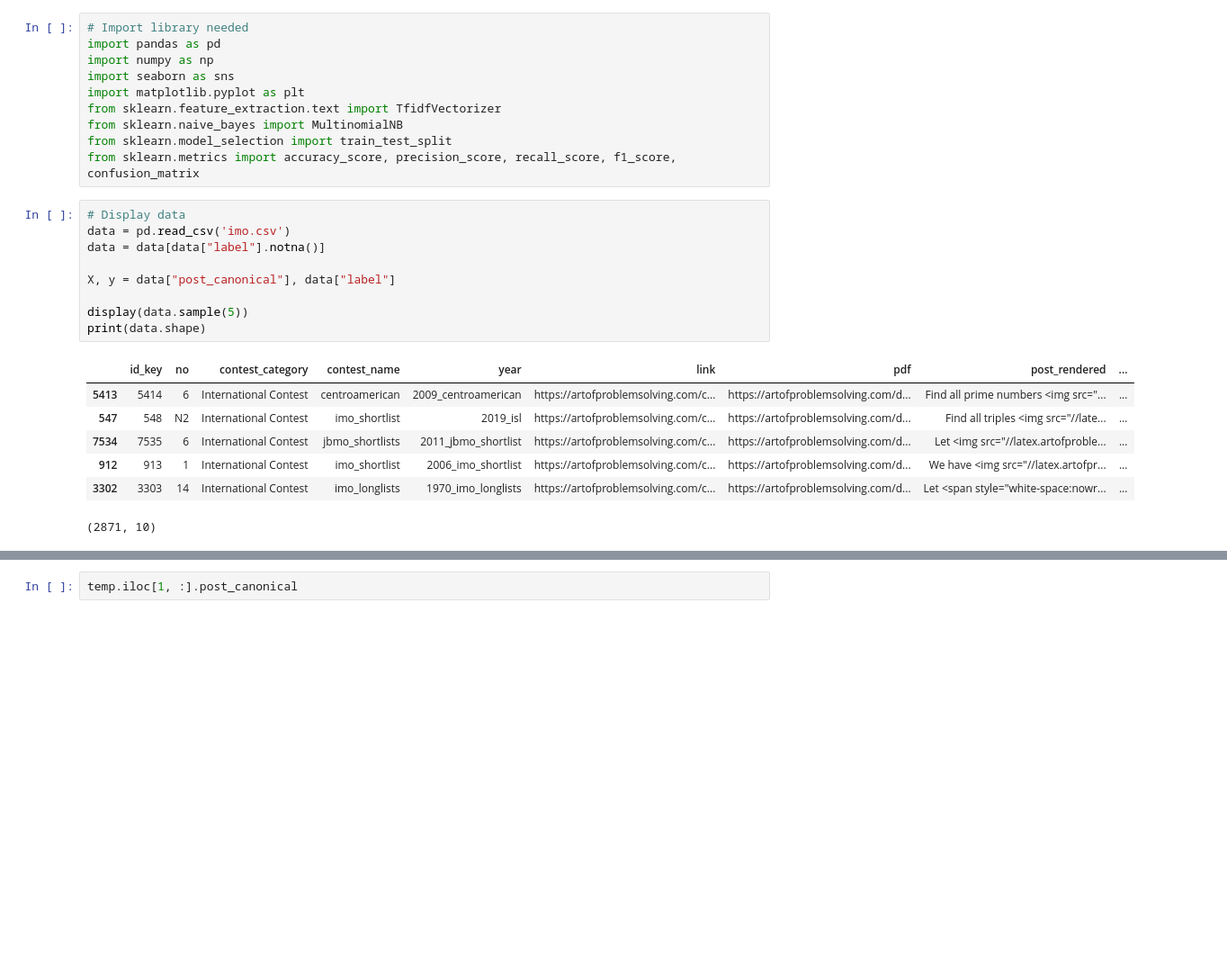
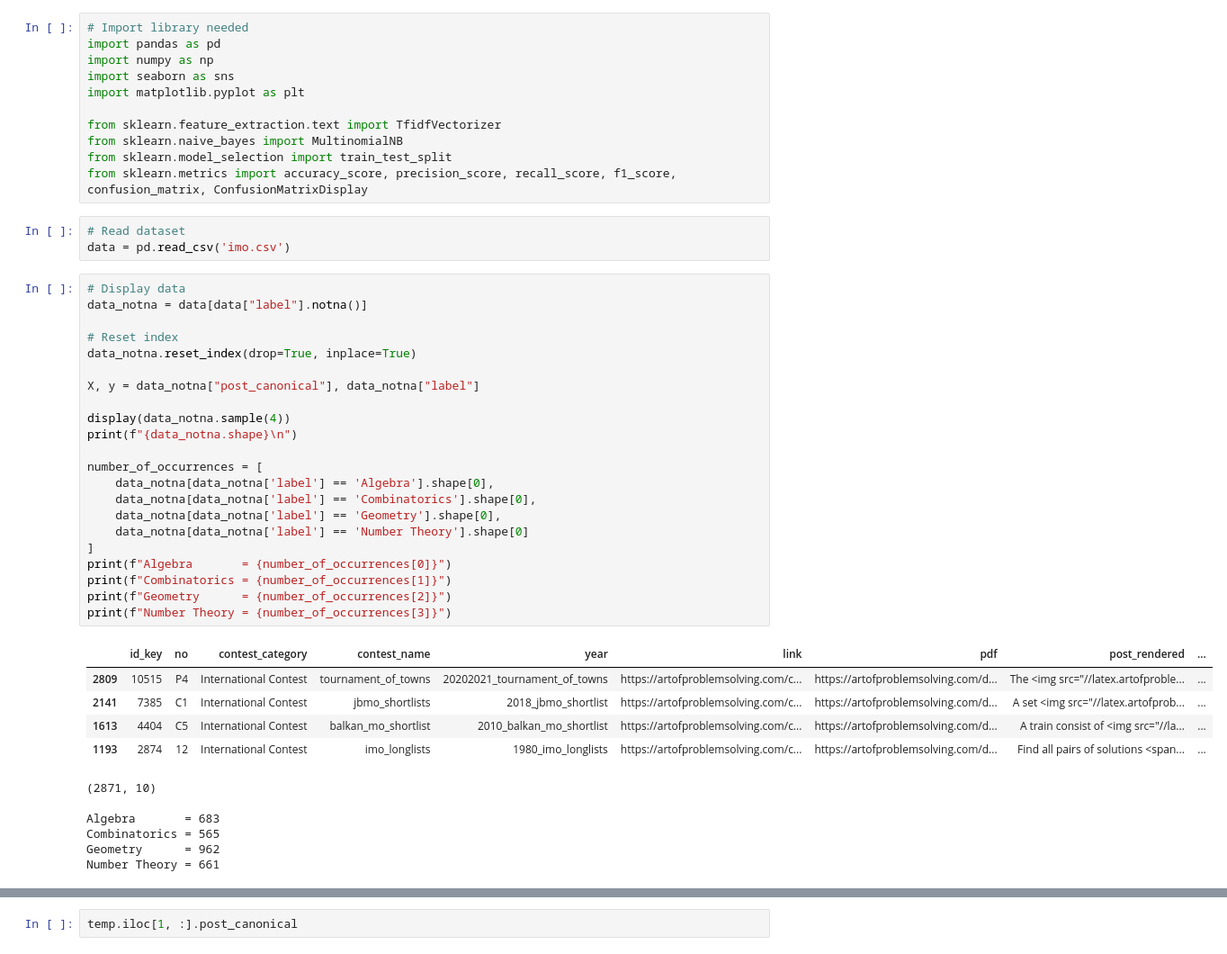
Before and after one commit to victorchendra02/Final-Academic-Project, a Jupyter notebook: model/naive_bayes.ipynb, the cells around one changed output, grey strips where cells are left out. Shown at 90% size. Saved outputs shown, nothing was run; the diff lists cells and outputs as text; blank space fills up the shorter version.

```diff
--- a/model/naive_bayes.ipynb
+++ b/model/naive_bayes.ipynb
@@ -4,25 +4,46 @@ import pandas as pd
 import numpy as np
 import seaborn as sns
 import matplotlib.pyplot as plt
+
 from sklearn.feature_extraction.text import TfidfVectorizer
 from sklearn.naive_bayes import MultinomialNB
 from sklearn.model_selection import train_test_split
-from sklearn.metrics import accuracy_score, precision_score, recall_score, f1_score, confusion_matrix
+from sklearn.metrics import accuracy_score, precision_score, recall_score, f1_score, confusion_matrix, ConfusionMatrixDisplay
-# %%
-# Display data
-data = pd.read_csv('imo.csv')
-data = data[data["label"].notna()]
-
-X, y = data["post_canonical"], data["label"]
-
-display(data.sample(5))
-print(data.shape)
-# %% [output]
-|  | id_key | no | contest_category | contest_name | year | link | pdf | post_rendered | ... |
-| 5413 | 5414 | 6 | International Contest | centroamerican | 2009_centroamerican | https://artofproblemsolving.com/c... | https://artofproblemsolving.com/d... | Find all prime numbers <img src="... | ... |
-| 547 | 548 | N2 | International Contest | imo_shortlist | 2019_isl | https://artofproblemsolving.com/c... | https://artofproblemsolving.com/d... | Find all triples <img src="//late... | ... |
-| 7534 | 7535 | 6 | International Contest | jbmo_shortlists | 2011_jbmo_shortlist | https://artofproblemsolving.com/c... | https://artofproblemsolving.com/d... | Let <img src="//latex.artofproble... | ... |
-| 912 | 913 | 1 | International Contest | imo_shortlist | 2006_imo_shortlist | https://artofproblemsolving.com/c... | https://artofproblemsolving.com/d... | We have <img src="//latex.artofpr... | ... |
-| 3302 | 3303 | 14 | International Contest | imo_longlists | 1970_imo_longlists | https://artofproblemsolving.com/c... | https://artofproblemsolving.com/d... | Let <span style="white-space:nowr... | ... |
-(2871, 10)
+# %%
+# Read dataset
+data = pd.read_csv('imo.csv')
+# %%
+# Display data
+data_notna = data[data["label"].notna()]
+
+# Reset index
+data_notna.reset_index(drop=True, inplace=True)
+
+X, y = data_notna["post_canonical"], data_notna["label"]
+
+display(data_notna.sample(4))
+print(f"{data_notna.shape}\n")
+
+number_of_occurrences = [
+    data_notna[data_notna['label'] == 'Algebra'].shape[0],
+    data_notna[data_notna['label'] == 'Combinatorics'].shape[0],
+    data_notna[data_notna['label'] == 'Geometry'].shape[0],
+    data_notna[data_notna['label'] == 'Number Theory'].shape[0]
+]
+print(f"Algebra       = {number_of_occurrences[0]}")
+print(f"Combinatorics = {number_of_occurrences[1]}")
+print(f"Geometry      = {number_of_occurrences[2]}")
+print(f"Number Theory = {number_of_occurrences[3]}")
+# %% [output]
+|  | id_key | no | contest_category | contest_name | year | link | pdf | post_rendered | ... |
+| 2809 | 10515 | P4 | International Contest | tournament_of_towns | 20202021_tournament_of_towns | https://artofproblemsolving.com/c... | https://artofproblemsolving.com/d... | The <img src="//latex.artofproble... | ... |
+| 2141 | 7385 | C1 | International Contest | jbmo_shortlists | 2018_jbmo_shortlist | https://artofproblemsolving.com/c... | https://artofproblemsolving.com/d... | A set <img src="//latex.artofprob... | ... |
+| 1613 | 4404 | C5 | International Contest | balkan_mo_shortlist | 2010_balkan_mo_shortlist | https://artofproblemsolving.com/c... | https://artofproblemsolving.com/d... | A train consist of <img src="//la... | ... |
+| 1193 | 2874 | 12 | International Contest | imo_longlists | 1980_imo_longlists | https://artofproblemsolving.com/c... | https://artofproblemsolving.com/d... | Find all pairs of solutions <span... | ... |
+(2871, 10)
+
+Algebra       = 683
+Combinatorics = 565
+Geometry      = 962
+Number Theory = 661
 # %%
```
Also changed, not shown: parts of 7 cells of this notebook.
